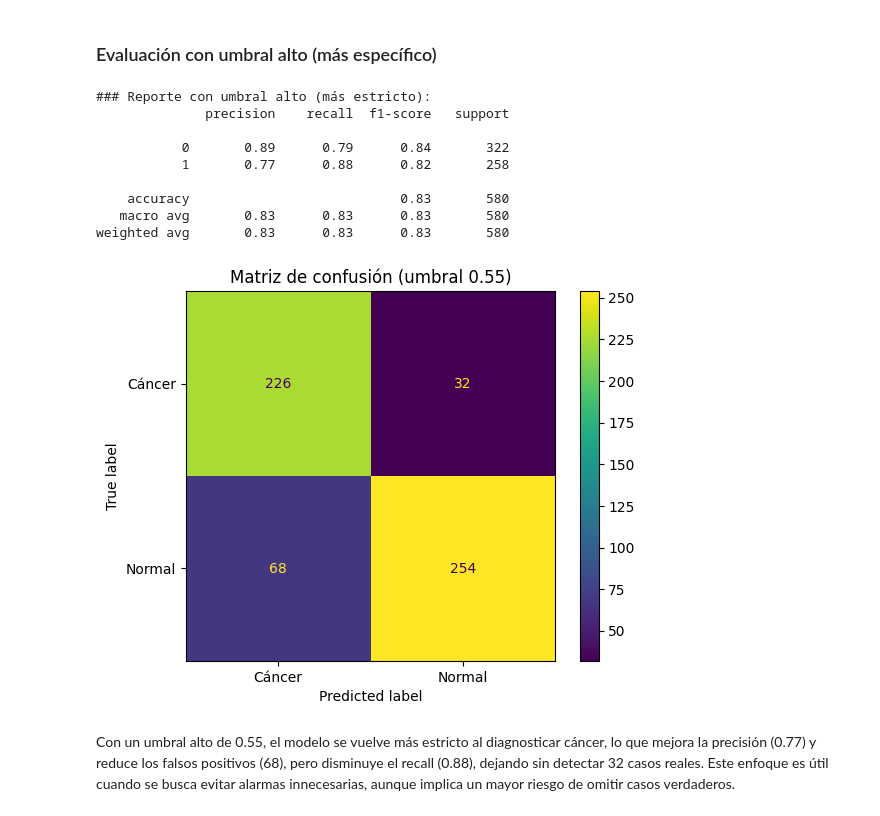
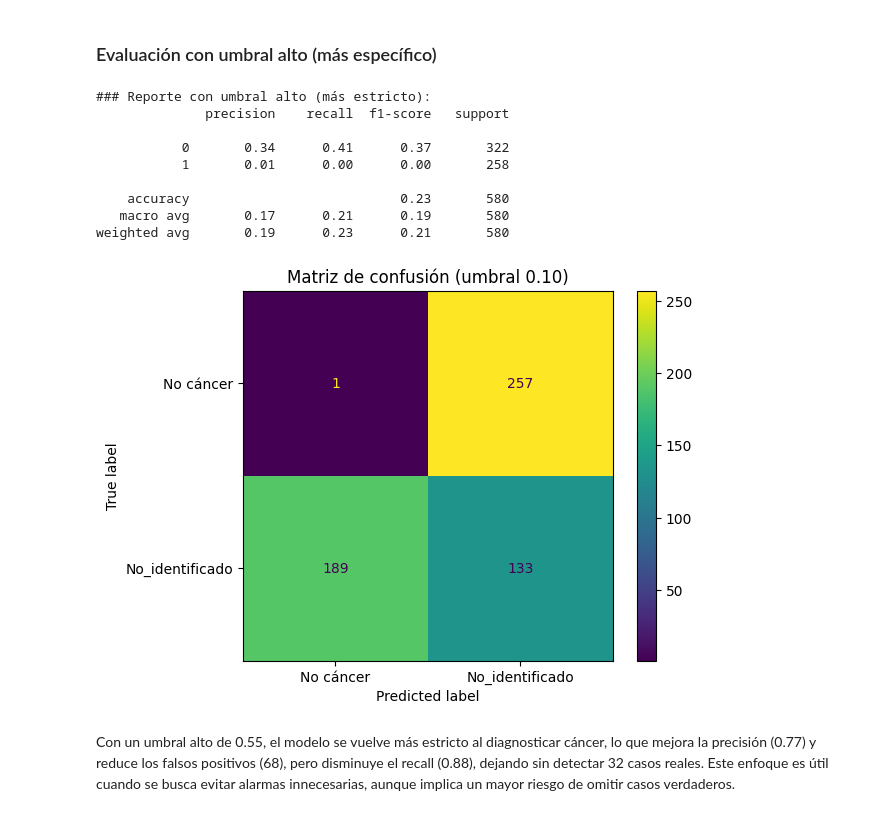
Before and after one commit to jruedaa/Aplicaciones_de_operaciones, a Jupyter notebook: d_analisis_modelo.ipynb, the cells around one changed output. Cells and saved outputs as stored; diff of their text form; code cells hidden in the pictures.

```diff
--- a/d_analisis_modelo.ipynb
+++ b/d_analisis_modelo.ipynb
@@ -198,29 +198,29 @@ Aunque este tipo de error no pone en riesgo directo la salud del paciente, puede
 # %% [markdown]
 ### Evaluación con umbral alto (más específico)
 # %%
-threshold_neg = 0.55  # definicion del umbral más alto para mayor certeza en negativos
+threshold_neg = 0.08  # definicion del umbral más alto para mayor certeza en negativos
 
-pred_test_neg = (prob_test >= threshold_neg).astype('int') # Clasifica como "cáncer" las probabilidades mayores o iguales a 0.55
+pred_test_neg = (prob_test <= threshold_neg).astype('int') # Clasifica como "cáncer" las probabilidades mayores o iguales a 0.55
 print("\n### Reporte con umbral alto (más estricto):")
 print(metrics.classification_report(y_test, pred_test_neg)) # Mostrar algunas metricas de clasificación: precisión, recall, F1-score y soporte
 
 # Calcula la matriz de confusión (positiva: 1=cáncer, negativa: 0=normal)
 cm = metrics.confusion_matrix(y_test, pred_test_neg, labels=[1,0])
-disp = metrics.ConfusionMatrixDisplay(cm, display_labels=["Cáncer", "Normal"])
+disp = metrics.ConfusionMatrixDisplay(cm, display_labels=["No cáncer", "No_identificado"])
 disp.plot() # dibujar matriz
-plt.title("Matriz de confusión (umbral 0.55)")
+plt.title("Matriz de confusión (umbral 0.10)")
 plt.show()
 # %% [output]
 ### Reporte con umbral alto (más estricto):
               precision    recall  f1-score   support
 
-           0       0.89      0.79      0.84       322
-           1       0.77      0.88      0.82       258
+           0       0.34      0.41      0.37       322
+           1       0.01      0.00      0.00       258
 
-    accuracy                           0.83       580
-   macro avg       0.83      0.83      0.83       580
-weighted avg       0.83      0.83      0.83       580
+    accuracy                           0.23       580
+   macro avg       0.17      0.21      0.19       580
+weighted avg       0.19      0.23      0.21       580
-[figure, old version]
+[figure, new version]
 # %% [markdown]
 Con un umbral alto de 0.55, el modelo se vuelve más estricto al diagnosticar cáncer, lo que mejora la precisión (0.77) y reduce los falsos positivos (68), pero disminuye el recall (0.88), dejando sin detectar 32 casos reales. Este enfoque es útil cuando se busca evitar alarmas innecesarias, aunque implica un mayor riesgo de omitir casos verdaderos.
 # %% [markdown]
```
Also changed, not shown: parts of 5 cells of this notebook, 5 other files.
